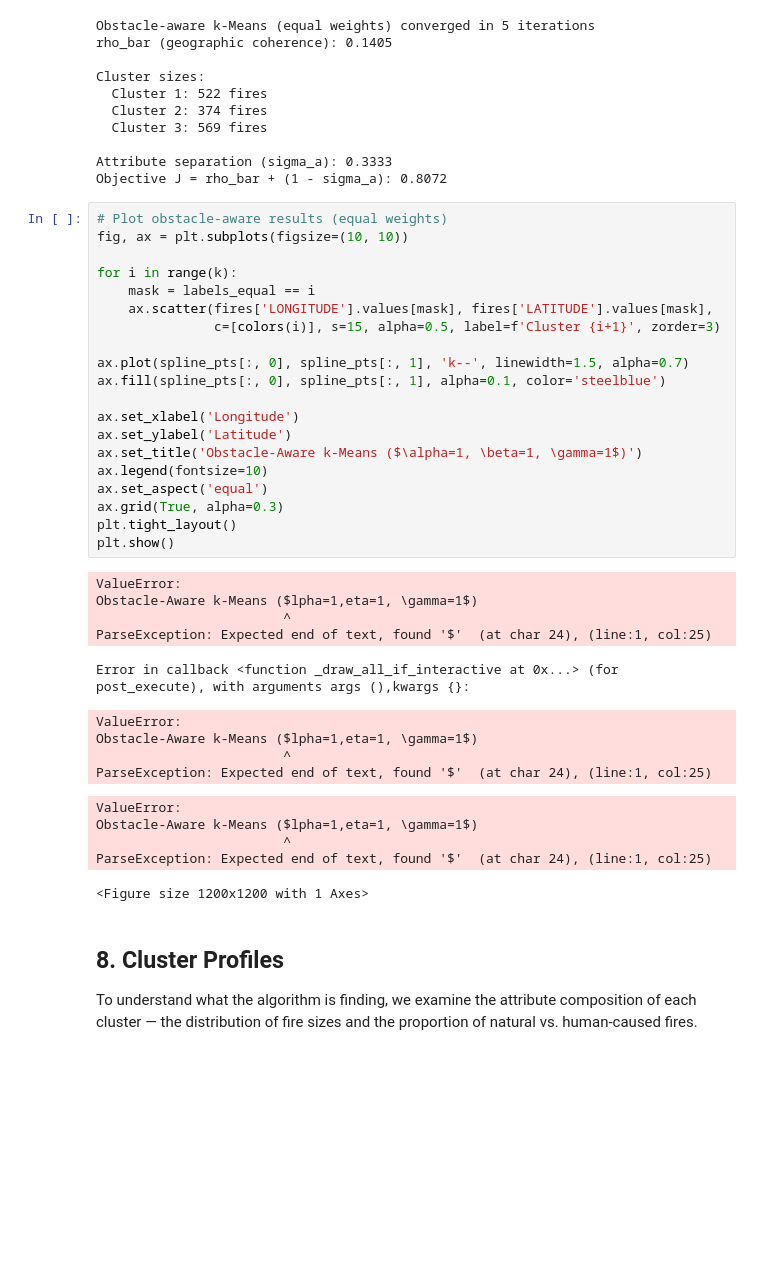
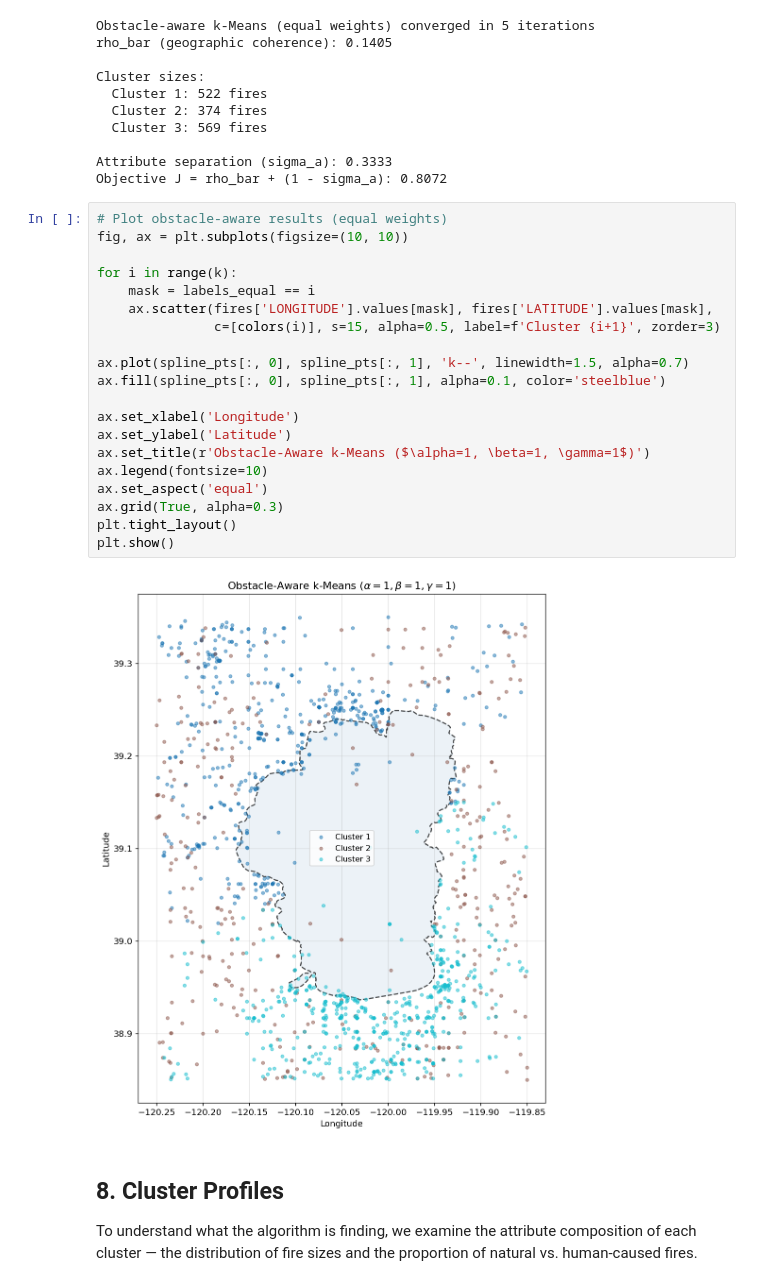
Before and after one commit to Michele-75/obstacle-aware-clustering, a Jupyter notebook: notebooks/03_clustering_wildfires.ipynb, the cells around one changed output. Cells and saved outputs as stored; diff of their text form; blank space fills up the shorter version.

```diff
--- a/notebooks/03_clustering_wildfires.ipynb
+++ b/notebooks/03_clustering_wildfires.ipynb
@@ -402,38 +445,25 @@ Objective J = rho_bar + (1 - sigma_a): 0.8072
 # %%
 # Plot obstacle-aware results (equal weights)
 fig, ax = plt.subplots(figsize=(10, 10))
 
 for i in range(k):
     mask = labels_equal == i
     ax.scatter(fires['LONGITUDE'].values[mask], fires['LATITUDE'].values[mask],
                c=[colors(i)], s=15, alpha=0.5, label=f'Cluster {i+1}', zorder=3)
 
 ax.plot(spline_pts[:, 0], spline_pts[:, 1], 'k--', linewidth=1.5, alpha=0.7)
 ax.fill(spline_pts[:, 0], spline_pts[:, 1], alpha=0.1, color='steelblue')
 
 ax.set_xlabel('Longitude')
 ax.set_ylabel('Latitude')
-ax.set_title('Obstacle-Aware k-Means ($\alpha=1, \beta=1, \gamma=1$)')
+ax.set_title(r'Obstacle-Aware k-Means ($\alpha=1, \beta=1, \gamma=1$)')
 ax.legend(fontsize=10)
 ax.set_aspect('equal')
 ax.grid(True, alpha=0.3)
 plt.tight_layout()
 plt.show()
 # %% [output]
-ValueError:
-Obstacle-Aware k-Means ($lpha=1,eta=1, \gamma=1$)
-                        ^
-ParseException: Expected end of text, found '$'  (at char 24), (line:1, col:25)
-Error in callback <function _draw_all_if_interactive at 0x...> (for post_execute), with arguments args (),kwargs {}:
-ValueError:
-Obstacle-Aware k-Means ($lpha=1,eta=1, \gamma=1$)
-                        ^
-ParseException: Expected end of text, found '$'  (at char 24), (line:1, col:25)
-ValueError:
-Obstacle-Aware k-Means ($lpha=1,eta=1, \gamma=1$)
-                        ^
-ParseException: Expected end of text, found '$'  (at char 24), (line:1, col:25)
-<Figure size 1200x1200 with 1 Axes>
+[figure, added]
 # %% [markdown]
 ## 8. Cluster Profiles
 
```
Also changed, not shown: parts of 19 cells of this notebook.
